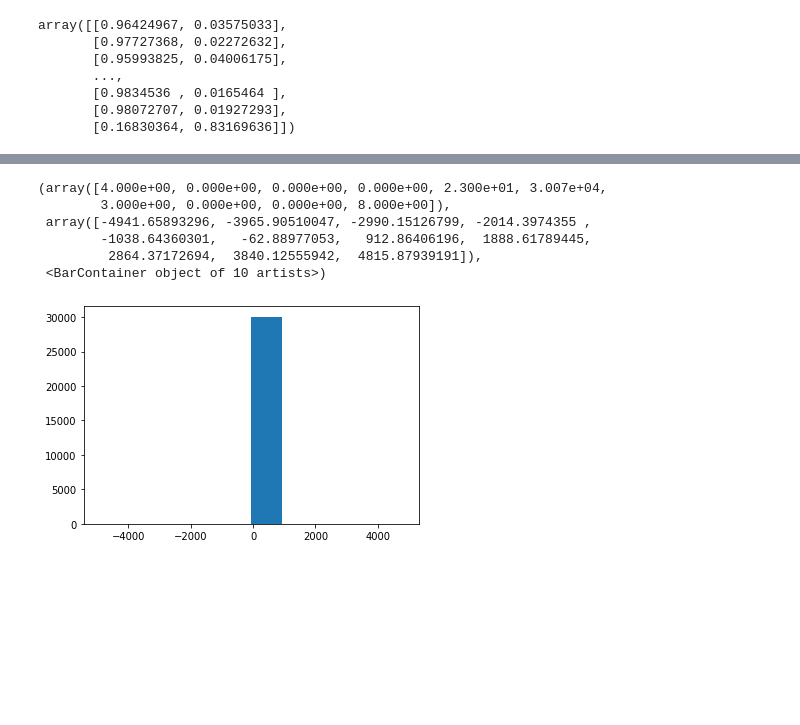
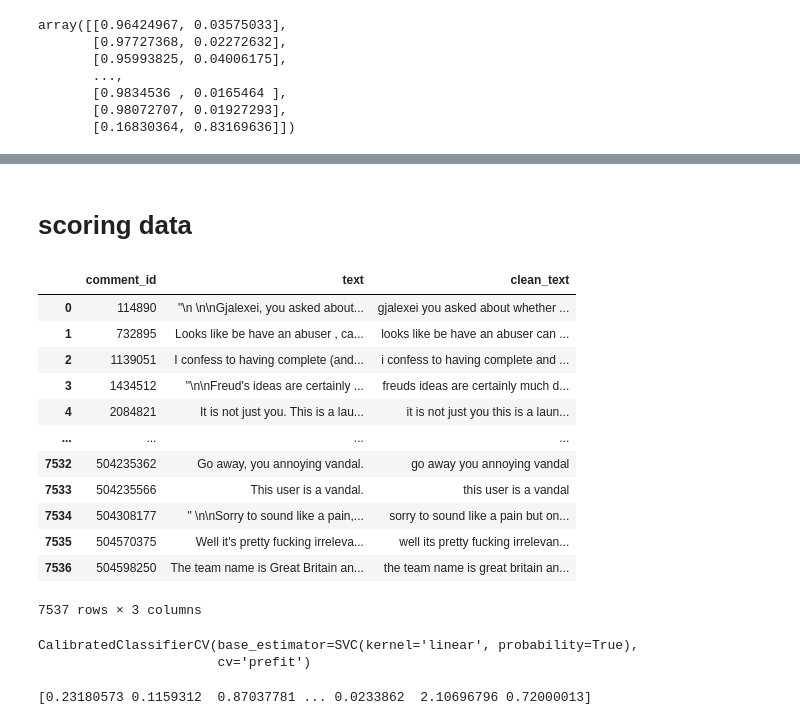
Before and after one commit to HahehaLing/Kaggle_ToxicityRater, a Jupyter notebook: offtheshelf.ipynb, the cells around one changed output, grey strips where cells are left out. Saved outputs shown, nothing was run; the diff lists cells and outputs as text; code cells hidden in the pictures; blank space fills up the shorter version.

```diff
--- a/offtheshelf.ipynb
+++ b/offtheshelf.ipynb
@@ -136,8 +136,12 @@ train = pd.read_csv("./data/train.csv")
 #train wiki data
 # train_wiki = pd.read_csv("/content/train_wiki.csv")
 
-# test data
+# val data
 test = pd.read_csv("./data/validation_data.csv")
+
+# scoring data
+
+com2score = pd.read_csv("./data/comments_to_score.csv")
 # %%
 # train.head()
 # test.tail()
@@ -355,10 +356,20 @@ plt.hist(pred_more)
-# %%
-plt.hist(pred_more - pred_less) #ideally should not have anything below 0 or at 03
-# %% [output]
-(array([4.000e+00, 0.000e+00, 0.000e+00, 0.000e+00, 2.300e+01, 3.007e+04,
-        3.000e+00, 0.000e+00, 0.000e+00, 8.000e+00]),
- array([-4941.65893296, -3965.90510047, -2990.15126799, -2014.3974355 ,
-        -1038.64360301,   -62.88977053,   912.86406196,  1888.61789445,
-         2864.37172694,  3840.12555942,  4815.87939191]),
- <BarContainer object of 10 artists>)
-[figure, removed]
+# %% [markdown]
+# scoring data
+# %%
+clean_text = pd.DataFrame(clean_tweets(com2score['text']))
+com2score['clean_text'] = clean_text
+com2score
+# %% [output]
+|  | comment_id | text | clean_text |
+| 0 | 114890 | "\n \n\nGjalexei, you asked about... | gjalexei you asked about whether ... |
+| 1 | 732895 | Looks like be have an abuser , ca... | looks like be have an abuser can ... |
+| 2 | 1139051 | I confess to having complete (and... | i confess to having complete and ... |
+| 3 | 1434512 | "\n\nFreud's ideas are certainly ... | freuds ideas are certainly much d... |
+| 4 | 2084821 | It is not just you. This is a lau... | it is not just you this is a laun... |
+| ... | ... | ... | ... |
+| 7532 | 504235362 | Go away, you annoying vandal. | go away you annoying vandal |
+| 7533 | 504235566 | This user is a vandal. | this user is a vandal |
+| 7534 | 504308177 | " \n\nSorry to sound like a pain,... | sorry to sound like a pain but on... |
+| 7535 | 504570375 | Well it's pretty fucking irreleva... | well its pretty fucking irrelevan... |
+| 7536 | 504598250 | The team name is Great Britain an... | the team name is great britain an... |
+7537 rows × 3 columns
@@ -364,0 +389,20 @@ plt.hist(pred_more - pred_less) #ideally should not have anything below 0 or at
+# %%
+from sklearn.calibration import CalibratedClassifierCV
+from sklearn import svm
+
+base_clf = svm.SVC(kernel = 'linear', probability=True)
+
+base_clf.fit(x_train_vec, y_train)
+
+calibrated_clf = CalibratedClassifierCV(
+     base_estimator=base_clf,
+     cv="prefit"
+ )
+calibrated_clf.fit(x_test_vec, y_test)
+# %% [output]
+CalibratedClassifierCV(base_estimator=SVC(kernel='linear', probability=True),
+                       cv='prefit')
+# %%
+prof2score = eval_toxicity(com2score['clean_text'], com2score_clean_vec)
+# %% [output]
+[0.23180573 0.1159312  0.87037781 ... 0.0233862  2.10696796 0.72000013]
```
Also changed, not shown: parts of 19 cells of this notebook, 1 other file.
